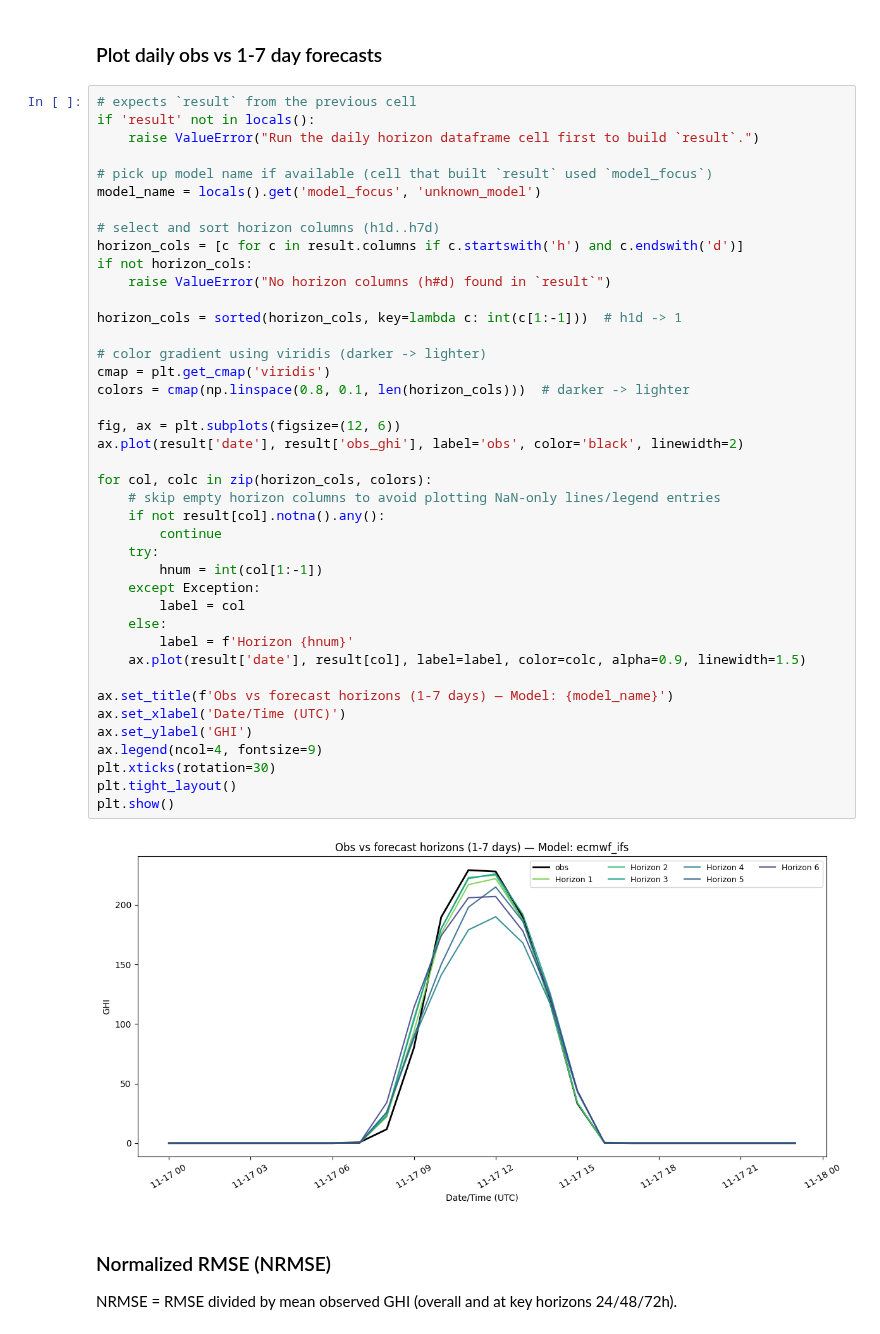
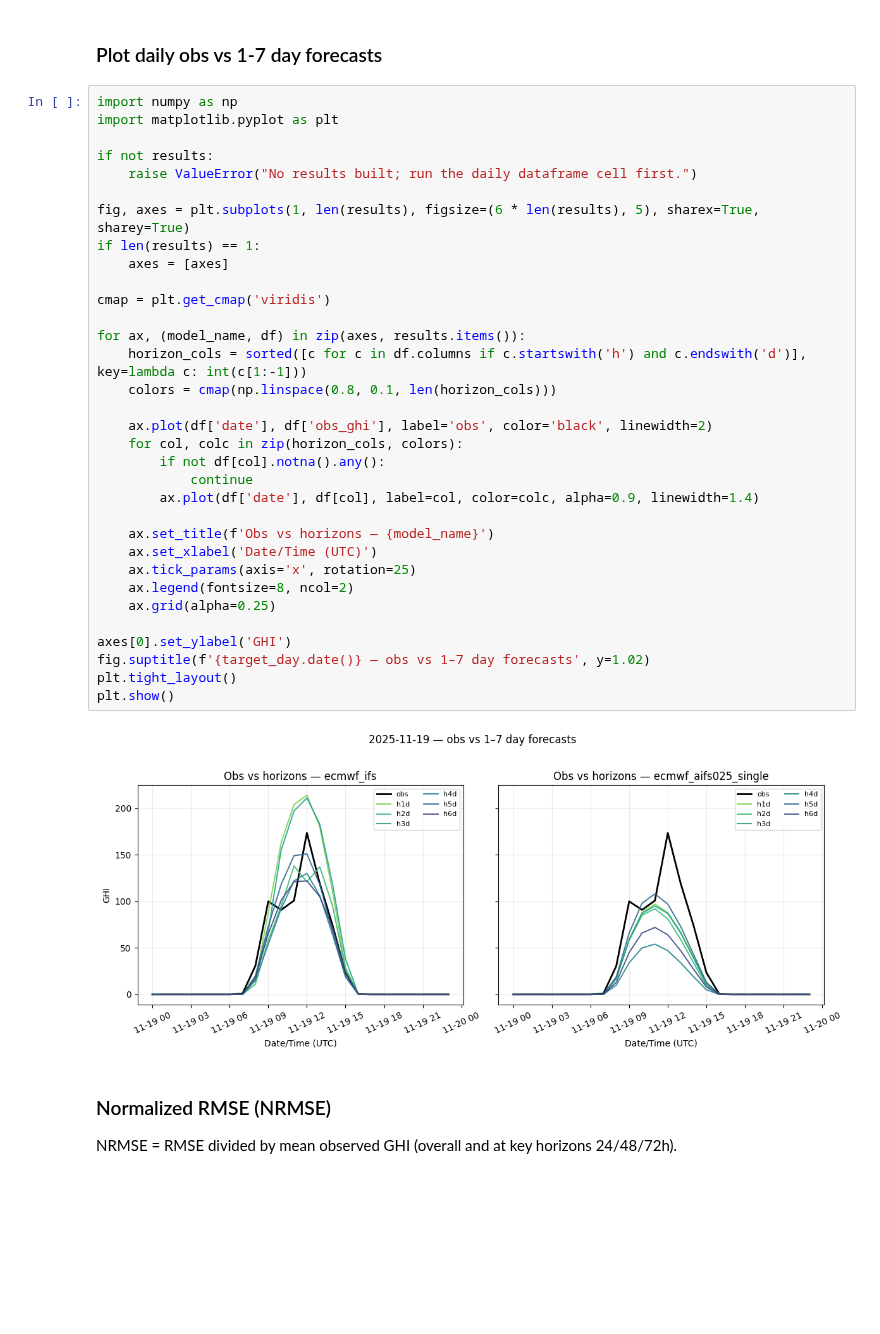
Before and after one commit to Louis2308/Solar-poster, a Jupyter notebook: Forcast_Comparison.ipynb, the cells around one changed output. Drawn from its saved outputs; the diff is of its cells as text; blank space fills up the shorter version.

```diff
--- a/Forcast_Comparison.ipynb
+++ b/Forcast_Comparison.ipynb
@@ -830,48 +842,40 @@ Built dataframe for 2025-11-17 and model ecmwf_ifs
 
 ### Plot daily obs vs 1-7 day forecasts
 # %%
-# expects `result` from the previous cell
-if 'result' not in locals():
-    raise ValueError("Run the daily horizon dataframe cell first to build `result`.")
+import numpy as np
+import matplotlib.pyplot as plt
 
-# pick up model name if available (cell that built `result` used `model_focus`)
-model_name = locals().get('model_focus', 'unknown_model')
+if not results:
+    raise ValueError("No results built; run the daily dataframe cell first.")
 
-# select and sort horizon columns (h1d..h7d)
-horizon_cols = [c for c in result.columns if c.startswith('h') and c.endswith('d')]
-if not horizon_cols:
-    raise ValueError("No horizon columns (h#d) found in `result`")
+fig, axes = plt.subplots(1, len(results), figsize=(6 * len(results), 5), sharex=True, sharey=True)
+if len(results) == 1:
+    axes = [axes]
 
-horizon_cols = sorted(horizon_cols, key=lambda c: int(c[1:-1]))  # h1d -> 1
+cmap = plt.get_cmap('viridis')
 
-# color gradient using viridis (darker -> lighter)
-cmap = plt.get_cmap('viridis')
-colors = cmap(np.linspace(0.8, 0.1, len(horizon_cols)))  # darker -> lighter
+for ax, (model_name, df) in zip(axes, results.items()):
+    horizon_cols = sorted([c for c in df.columns if c.startswith('h') and c.endswith('d')], key=lambda c: int(c[1:-1]))
+    colors = cmap(np.linspace(0.8, 0.1, len(horizon_cols)))
 
-fig, ax = plt.subplots(figsize=(12, 6))
-ax.plot(result['date'], result['obs_ghi'], label='obs', color='black', linewidth=2)
+    ax.plot(df['date'], df['obs_ghi'], label='obs', color='black', linewidth=2)
+    for col, colc in zip(horizon_cols, colors):
+        if not df[col].notna().any():
+            continue
+        ax.plot(df['date'], df[col], label=col, color=colc, alpha=0.9, linewidth=1.4)
 
-for col, colc in zip(horizon_cols, colors):
-    # skip empty horizon columns to avoid plotting NaN-only lines/legend entries
-    if not result[col].notna().any():
-        continue
-    try:
-        hnum = int(col[1:-1])
-    except Exception:
-        label = col
-    else:
-        label = f'Horizon {hnum}'
-    ax.plot(result['date'], result[col], label=label, color=colc, alpha=0.9, linewidth=1.5)
+    ax.set_title(f'Obs vs horizons — {model_name}')
+    ax.set_xlabel('Date/Time (UTC)')
+    ax.tick_params(axis='x', rotation=25)
+    ax.legend(fontsize=8, ncol=2)
+    ax.grid(alpha=0.25)
 
-ax.set_title(f'Obs vs forecast horizons (1-7 days) — Model: {model_name}')
-ax.set_xlabel('Date/Time (UTC)')
-ax.set_ylabel('GHI')
-ax.legend(ncol=4, fontsize=9)
-plt.xticks(rotation=30)
+axes[0].set_ylabel('GHI')
+fig.suptitle(f'{target_day.date()} — obs vs 1–7 day forecasts', y=1.02)
 plt.tight_layout()
 plt.show()
 # %% [output]
-[figure, old version]
+[figure, new version]
 # %% [markdown]
 
 ### Normalized RMSE (NRMSE)
```
Also changed, not shown: parts of 3 cells of this notebook.
